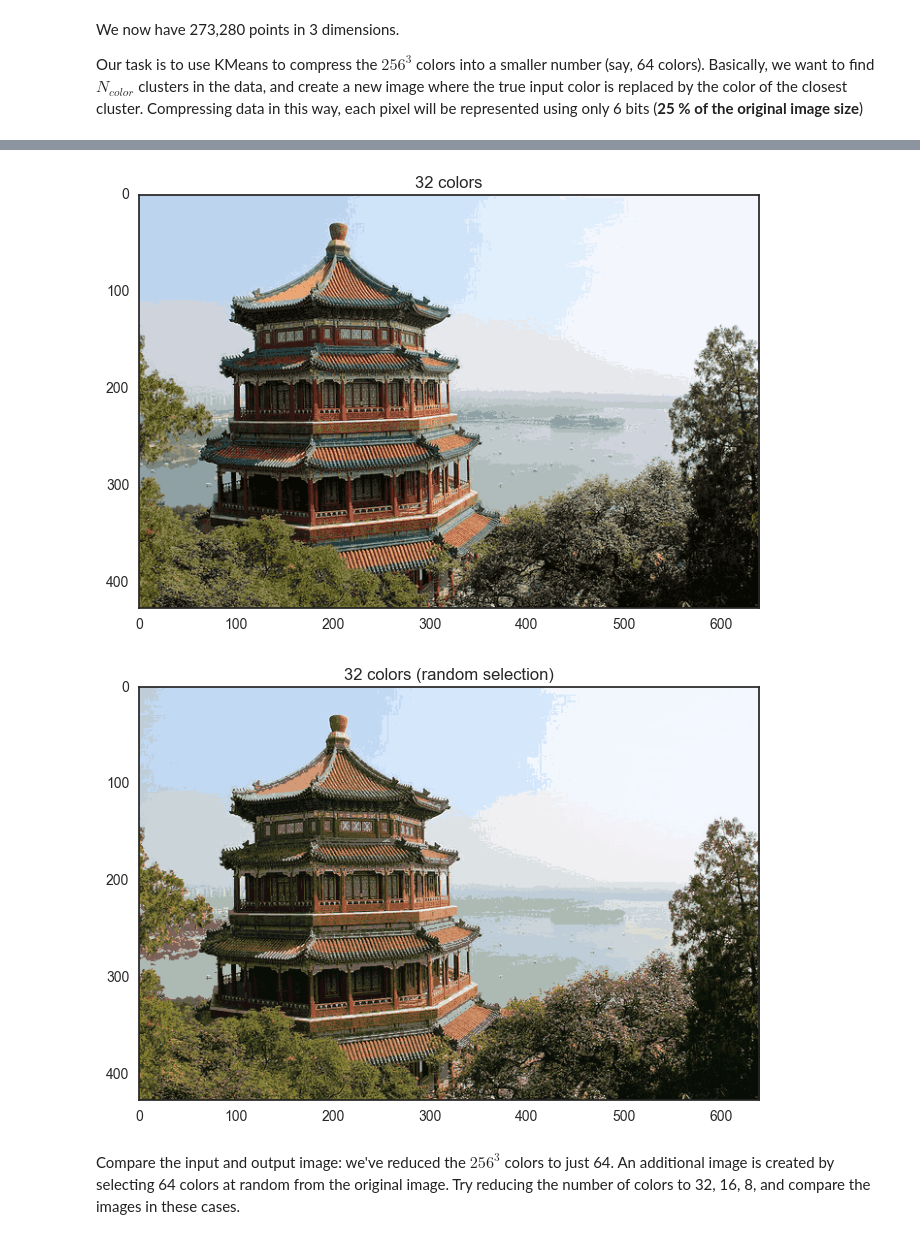
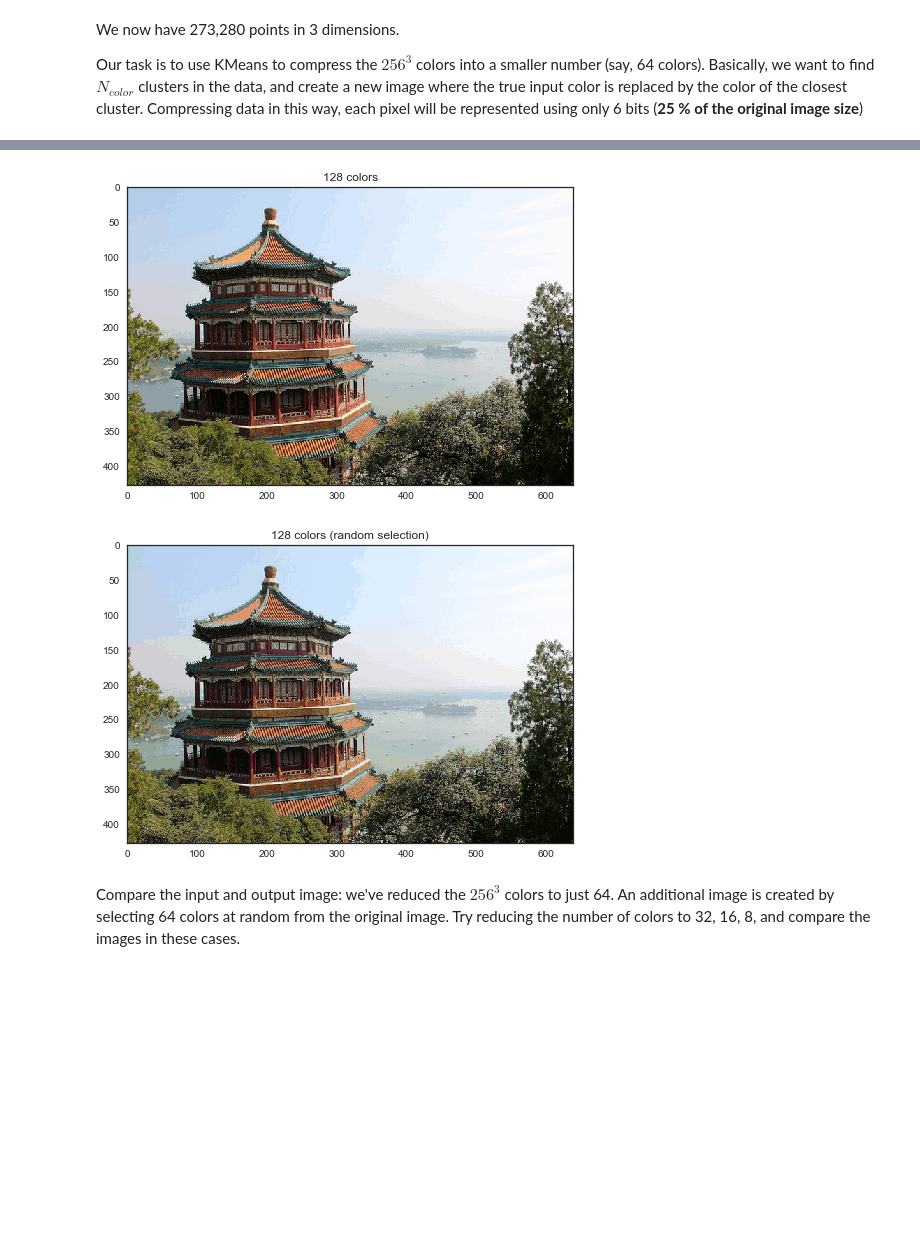
Before and after one commit to ML4DS/ML4all, a Jupyter notebook: U1.KMeans/KMeans.ipynb, the cells around one changed output, grey strips where cells are left out. Drawn from its saved outputs; the diff is of its cells as text; code cells hidden in the pictures; blank space fills up the shorter version.

```diff
--- a/U1.KMeans/KMeans.ipynb
+++ b/U1.KMeans/KMeans.ipynb
@@ -228,7 +255,7 @@ Our task is to use KMeans to compress the $256^3$ colors into a smaller number (
 # %%
 # reduce the size of the image for speed. Only for the K-means algorithm
 image = china[::3, ::3]
-n_colors = 32
+n_colors = 128
 
 X = (image / 255.0).reshape(-1, 3)
 
@@ -244,7 +271,6 @@ new_image = (255 * new_image).astype(np.uint8)
 perm = np.random.permutation(range(X.shape[0]))[:n_colors]
 colors = X[perm,:]
 
-from scipy.spatial.distance import cdist
 labels = np.argmin(cdist((china / 255.0).reshape(-1, 3),colors),axis=1)
 new_image_rnd = colors[labels].reshape(china.shape)
 new_image_rnd = (255 * new_image_rnd).astype(np.uint8)
@@ -267,4 +293,4 @@ with sns.axes_style('white'):
-[figure, old version]
+[figure, new version]
-[figure, old version]
+[figure, new version]
 # %% [markdown]
 Compare the input and output image: we've reduced the $256^3$ colors to just 64. An additional image is created by selecting 64 colors at random from the original image. Try reducing the number of colors to 32, 16, 8, and compare the images in these cases.
```
Also changed, not shown: parts of 18 cells of this notebook, 11 other files.
